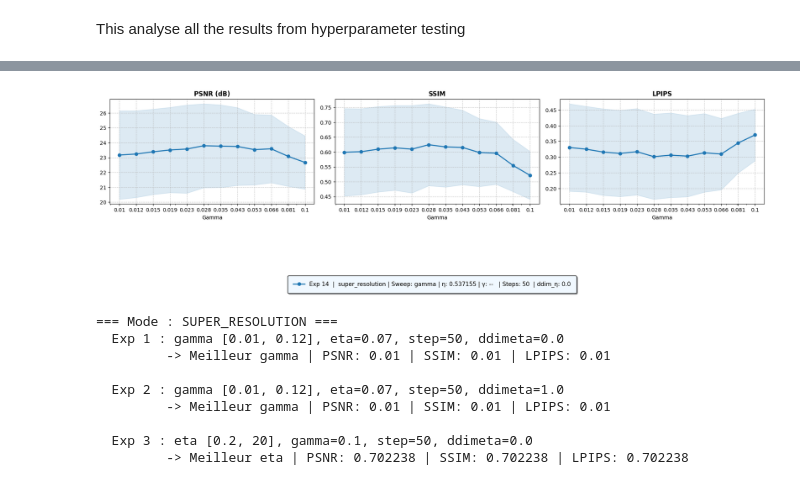
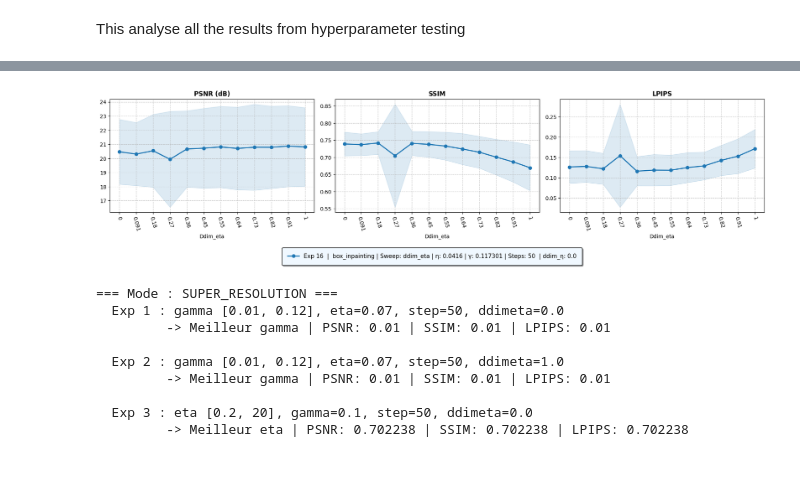
Before and after one commit to clementgilli/Posterior-Sampling-with-Latent-Diffusion, a Jupyter notebook: analyse.ipynb, the cells around one changed output, grey strips where cells are left out. Drawn from its saved outputs; the diff is of its cells as text; code cells hidden in the pictures.

```diff
--- a/analyse.ipynb
+++ b/analyse.ipynb
@@ -80,11 +80,6 @@ scan_results()
 [15] blur_from_file     -> Sweep: ddim_eta | η: 0.043 | γ: 0.050981 | Steps: 50  | ddim_η: 0.0
 [16] box_inpainting     -> Sweep: ddim_eta | η: 0.0416 | γ: 0.117301 | Steps: 50  | ddim_η: 0.0
 # %%
-import pandas as pd
-import matplotlib.pyplot as plt
-import matplotlib.lines as mlines
-import numpy as np
-
 def plot_exp(exp_ids, log=True):
     if isinstance(exp_ids, int):
         exp_ids = [exp_ids]
@@ -138,8 +133,6 @@ def plot_exp(exp_ids, log=True):
 
             # 3. Tracé des échecs (NaN) avec des marqueurs explicites en bas du graphe
             if nan_mask.any():
-                # On utilise transform=ax.get_xaxis_transform() pour fixer le Y à 5% (0.05) de la hauteur de l'axe,
-                # indépendamment des valeurs réelles de PSNR/SSIM/LPIPS.
                 ax.scatter(x[nan_mask], [0.05] * nan_mask.sum(), marker='X', s=120,
                            color=color, edgecolor='red', linewidth=1.5, zorder=10,
                            transform=ax.get_xaxis_transform())
@@ -147,43 +140,42 @@ def plot_exp(exp_ids, log=True):
             # Mise en forme du subplot
             ax.set_title(title, fontweight='bold')
             ax.set_xlabel(sweep_param_name.capitalize())
             ax.grid(True, linestyle='--', alpha=0.7)
 
             if log:
                 ax.set_xscale('log')
 
-
             # 4. Gestion de la légende (capturée uniquement sur la première itération)
             if i == 0:
                 if line is not None:
                     lines.append(line)
                 else:
                     # Si TOUTE l'expérience a échoué, on crée une fausse ligne pour la légende
                     dummy_line = mlines.Line2D([], [], color=color, marker='X', markersize=10, markeredgecolor='red')
                     lines.append(dummy_line)
                 labels.append(label)
 
-    # Forcer l'affichage strict des valeurs testées sur l'axe X
+    # Forcer l'affichage strict des valeurs testées sur l'axe X avec rotation
     if all_x_values:
         sorted_x = sorted(list(all_x_values))
         for ax in axes:
             ax.set_xticks(sorted_x)
-            ax.set_xticklabels([f"{val:.2g}" for val in sorted_x])
+            # Rotation à 75 degrés et alignement sur la droite pour un rendu propre
+            ax.set_xticklabels([f"{val:.2g}" for val in sorted_x], rotation=-75)
 
-    # Placement de la légende globale sous les graphes
+    # Placement de la légende globale sous les graphes (remontée à 0.05)
     if lines:
-        fig.legend(lines, labels, loc='upper center', bbox_to_anchor=(0.5, 0),
+        fig.legend(lines, labels, loc='upper center', bbox_to_anchor=(0.5, 0.15),
                    ncol=1, fontsize=11, frameon=True, shadow=True,
                    edgecolor='black', facecolor='aliceblue', borderpad=1)
 
-    # Ajustement strict des marges pour ne pas écraser la légende
-    plt.tight_layout(rect=[0, 0.25, 1, 1])
+    # Ajustement strict des marges (espace blanc réduit à 15%)
+    plt.tight_layout(rect=[0, 0.15, 1.0, 1.0])
     plt.show()
 
-# Exemple d'utilisation
-plot_exp([14])
+plot_exp([16], log=False)
 # %% [output]
-[figure, old version]
+[figure, new version]
 # %%
 def find_best_hyperparameters():
     # 1. Regrouper les expériences par mode (box_inpainting, super_resolution, etc.)
```
Also changed, not shown: parts of 2 cells of this notebook, 6 other files.
